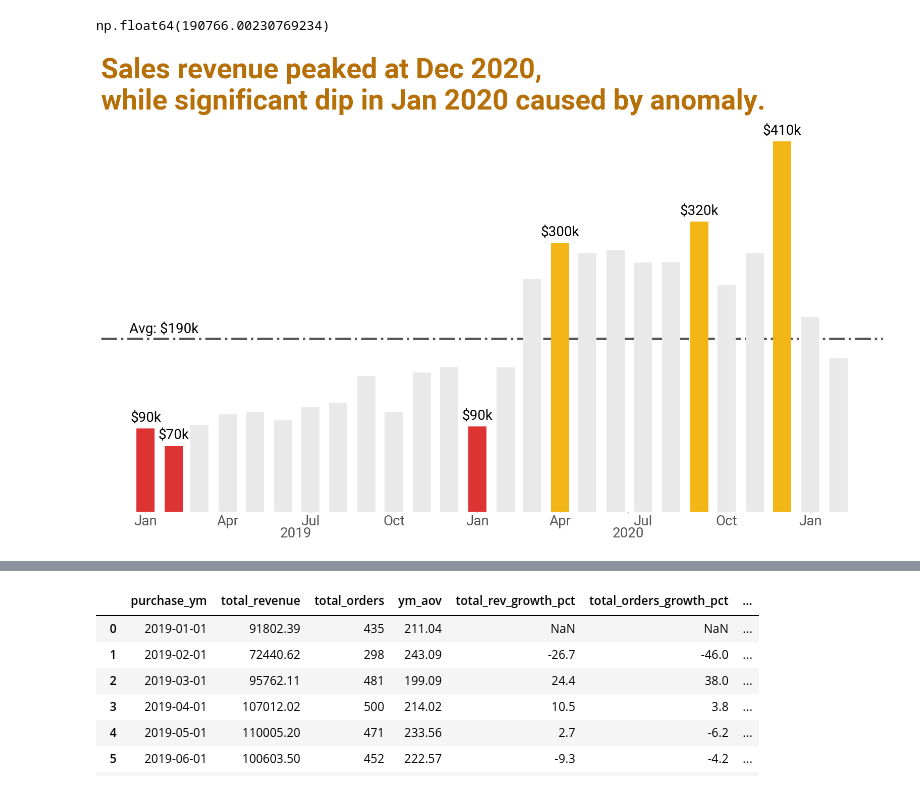
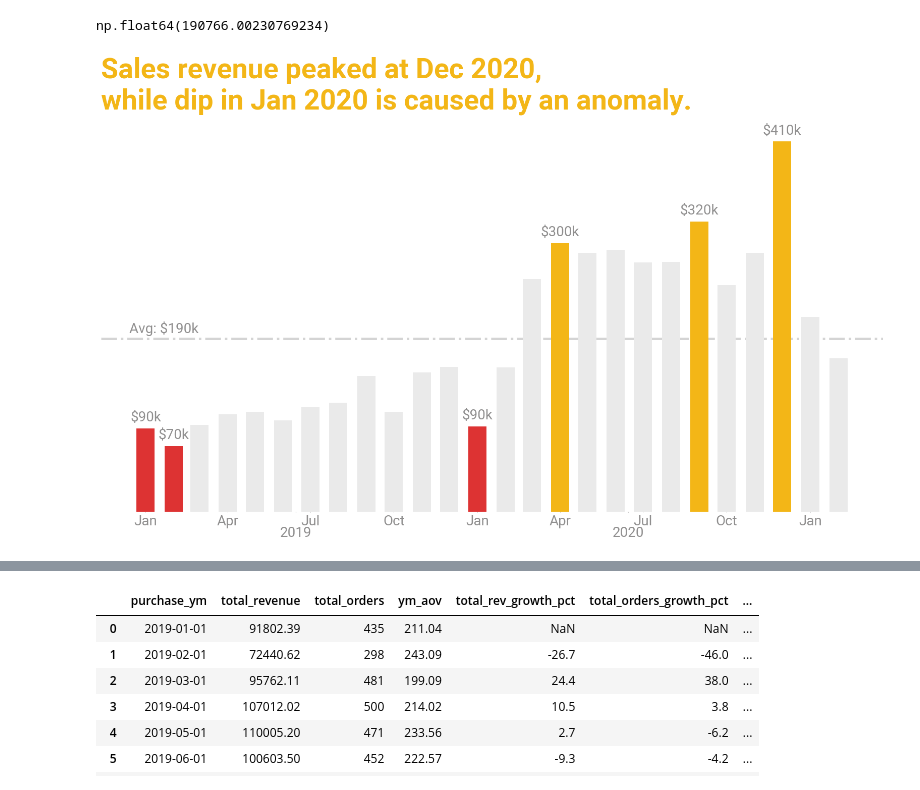
Before and after one commit to mjsluminarias/gamezone-ecommerce, a Jupyter notebook: code_queries/sales.ipynb, the cells around one changed output, grey strips where cells are left out. Saved outputs shown, nothing was run; the diff lists cells and outputs as text; code cells hidden in the pictures.

```diff
--- a/code_queries/sales.ipynb
+++ b/code_queries/sales.ipynb
@@ -73,12 +75,12 @@ np.float64(190766.00230769234)
 fig, ax = plt.subplots(figsize=(20, 10))
 
 # line avg of total generated revenue
-ax.axhline(y=rev_data_ym["total_revenue"].mean(), color="#565656",
+ax.axhline(y=rev_data_ym["total_revenue"].mean(), color="#D4D4D4",
     linestyle='-.', linewidth=3.5, zorder=0)
 
 # overall bar
 ax.bar(rev_data_ym["purchase_ym"], rev_data_ym["total_revenue"],
-    width = 20, color = "#E9E9E9")
+    width = 20, color = "#EAEAEA")
 
 # lowest and highest generated revenue
 ax.bar(low_rev["purchase_ym"], low_rev["total_revenue"],
@@ -105,56 +107,57 @@ ax.xaxis.set_minor_formatter(mdates.DateFormatter("%b"))
 ax.xaxis.set_major_locator(mdates.YearLocator(month=6, day=15))
 ax.xaxis.set_major_formatter(mdates.DateFormatter("%Y"))
 
-ax.tick_params(axis="x", which="major", pad=20, length=1, colors= "#565656") # params for years
-ax.tick_params(axis="x", which="minor", pad=3, length=1, colors= "#565656") # params for months
+ax.tick_params(axis="x", which="major", pad=20, length=1, colors = "#908F8F") # params for years
+ax.tick_params(axis="x", which="minor", pad=3, length=1, colors = "#908F8F") # params for months
 
 
 # ------------------------------------------------------
 # ----------- title, texts, and annotations ------------
 # ------------------------------------------------------
 # title
-ax.set_title("Sales revenue peaked at Dec 2020, \nwhile significant dip in Jan 2020 caused by anomaly.",
-    fontsize= 40, fontweight= "bold", loc= "left", color= "#b67007", pad=20)
+ax.set_title("Sales revenue peaked at Dec 2020, \nwhile dip in Jan 2020 is caused by an anomaly.",
+    fontsize= 40, fontweight= "bold", loc= "left", color= "#f3b617", pad=20)
 
 # Subtitle
 # ax.text(0, 1.02, "Driven by asdlkjaskdg", transform=ax.transAxes,
 #    fontsize=12, color = "#409d86", alpha=1)
 
 
 ax.annotate(f"${int(round(top_idx["total_revenue"]/1000, -1))}k",
     xy=(top_idx["purchase_ym"], top_idx["total_revenue"]), xytext=(0, 10),
-    textcoords="offset points", ha="center", fontsize = 20, zorder=10)
+    textcoords="offset points", ha="center", fontsize = 20, zorder=10, color = "#908F8F")
 
 ax.annotate(f"${int(round(top2_idx["total_revenue"]/1000, -1))}k",
     xy=(top2_idx["purchase_ym"], top2_idx["total_revenue"]), xytext=(0, 10),
-    textcoords="offset points", ha="center", fontsize = 20, zorder=10)
+    textcoords="offset points", ha="center", fontsize = 20, zorder=10, color = "#908F8F")
 
 ax.annotate(f"${int(round(top3_idx["total_revenue"]/1000, -1))}k",
     xy=(top3_idx["purchase_ym"], top3_idx["total_revenue"]), xytext=(0, 10),
-    textcoords="offset points", ha="center", fontsize = 20, zorder=10)
+    textcoords="offset points", ha="center", fontsize = 20, zorder=10, color = "#908F8F")
 
 ax.annotate(f"${int(round(low_idx["total_revenue"]/1000, -1))}k",
     xy=(low_idx["purchase_ym"], low_idx["total_revenue"]), xytext=(0, 10),
-    textcoords="offset points", ha="center", fontsize = 20, zorder=10)
+    textcoords="offset points", ha="center", fontsize = 20, zorder=10, color = "#908F8F")
 
 ax.annotate(f"${int(round(low2_idx["total_revenue"]/1000, -1))}k",
     xy=(low2_idx["purchase_ym"], low2_idx["total_revenue"]), xytext=(0, 10),
-    textcoords="offset points", ha="center", fontsize = 20, zorder=10)
+    textcoords="offset points", ha="center", fontsize = 20, zorder=10, color = "#908F8F")
 
 ax.annotate(f"${int(round(low3_idx["total_revenue"]/1000, -1))}k",
     xy=(low3_idx["purchase_ym"], low3_idx["total_revenue"]), xytext=(0, 10),
-    textcoords="offset points", ha="center", fontsize = 20, zorder=10)
+    textcoords="offset points", ha="center", fontsize = 20, zorder=10, color = "#908F8F")
 
 ax.annotate(f"Avg: ${int(round(rev_data_ym["total_revenue"].mean()/1000,-1))}k", xy=(0, rev_data_ym["total_revenue"].mean()),
     xycoords=("axes fraction", "data"),  # x: 0-1 across the axes, y: data value
     xytext=(40, 4),                       # 5 pts right, 4 pts above the line
     textcoords="offset points", ha="left", va="bottom",
-    fontsize=20,)
+    fontsize=20,
+    color = "#908F8F")
 
 plt.savefig("../figures/executive_summary/executive_summary.png", transparent=True, dpi=300, bbox_inches = "tight")
 
 plt.show()
 # %% [output]
-[figure, old version]
+[figure, new version]
 # %%
 # Create 3 stacked subplots sharing the x-axis
```
Also changed, not shown: parts of 3 cells of this notebook, 2 other files.
